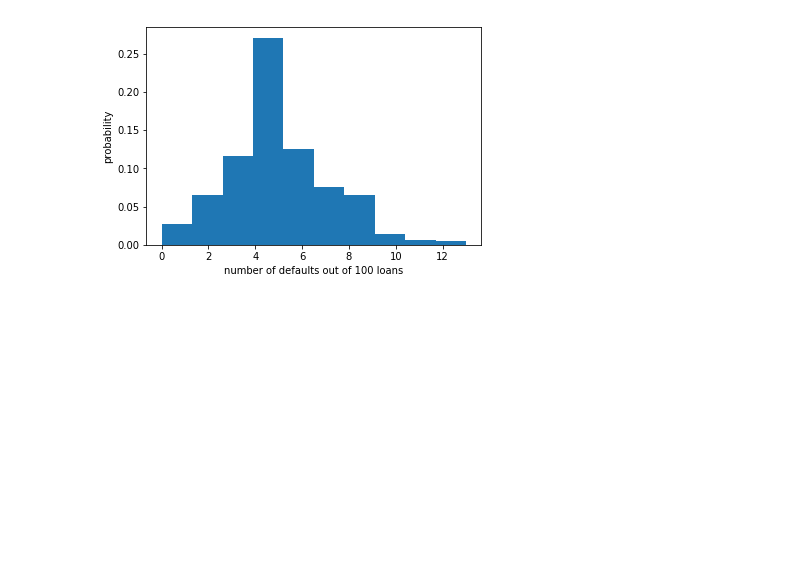
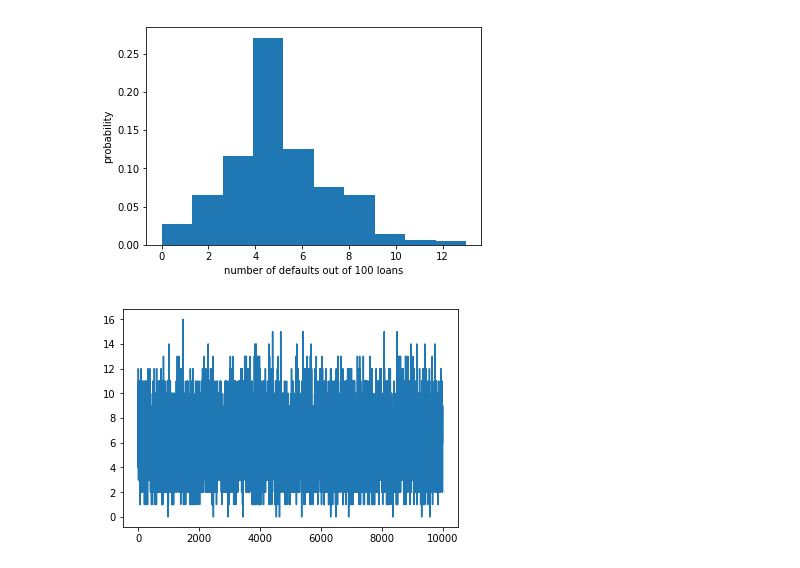
Before and after one commit to pgragg/data_science, a Jupyter notebook: Basic statistics .ipynb, the cells around one changed output. Saved outputs shown, nothing was run; the diff lists cells and outputs as text; code cells hidden in the pictures; blank space fills up the shorter version.

```diff
--- a/Basic statistics .ipynb
+++ b/Basic statistics .ipynb
@@ -91,0 +95,7 @@ plt.show()
+# %%
+# plt.clrf()
+samples = np.random.binomial(60, 0.1, size=10000)
+plt.plot(samples)
+plt.show()
+# %% [output]
+[figure, added]
```
Also changed, not shown: parts of 9 cells of this notebook, 1 other file.
